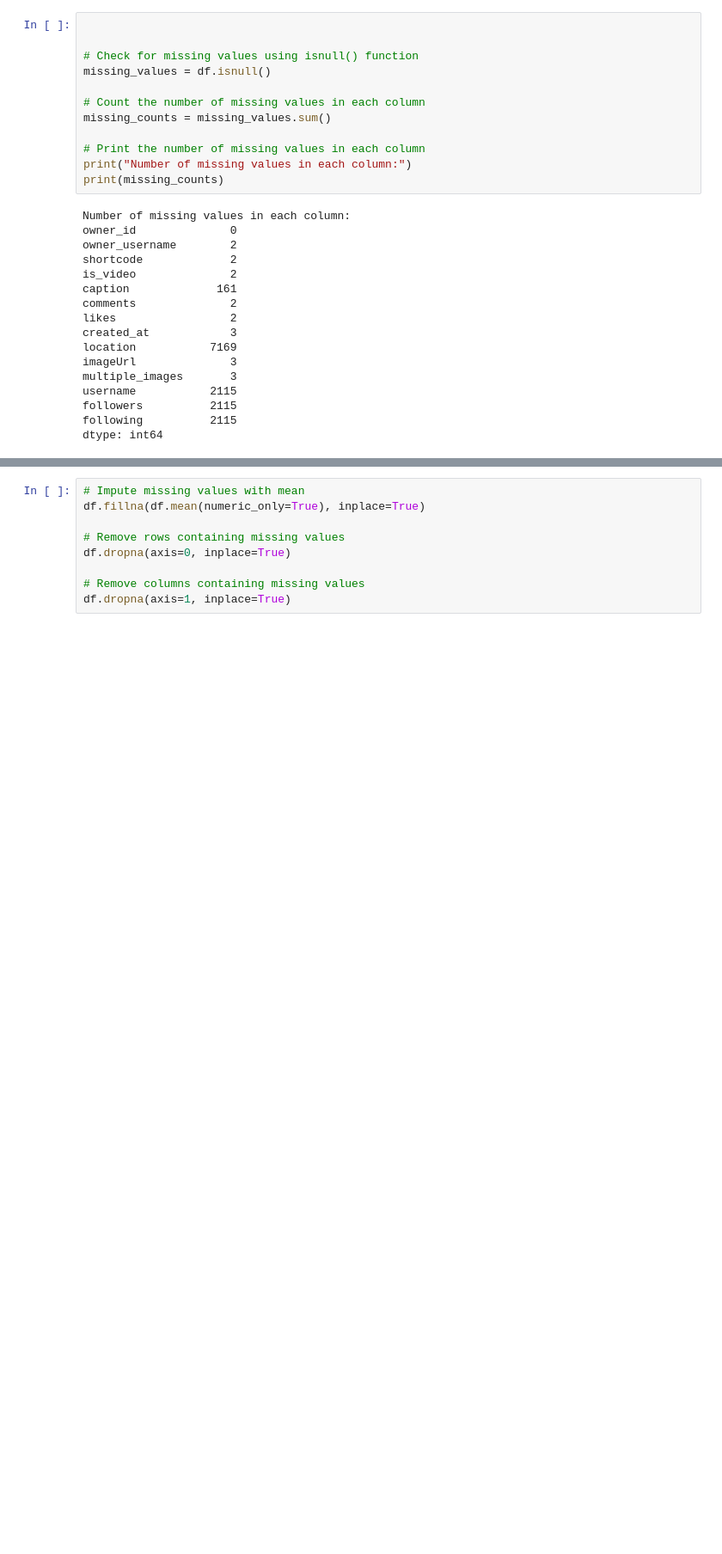
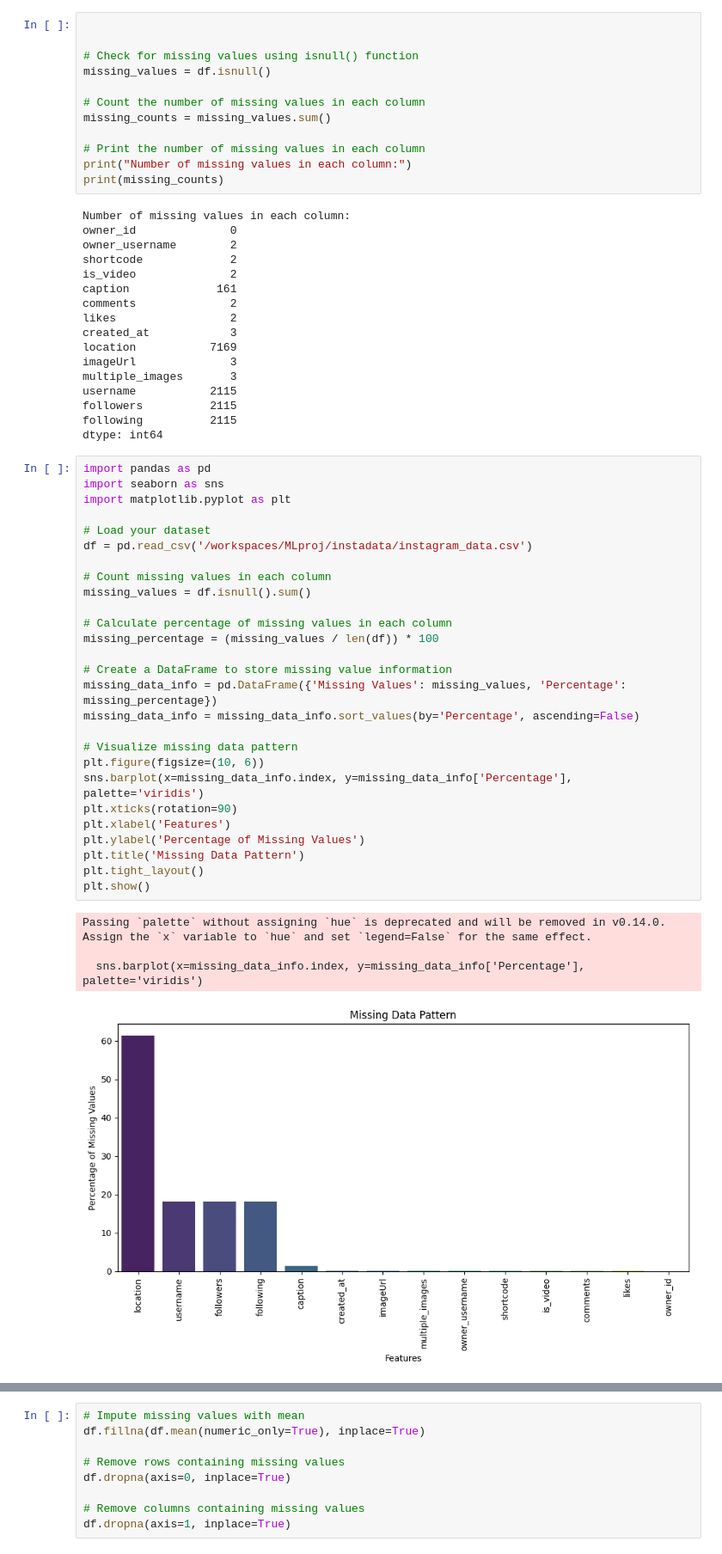
Before and after one commit to Surazz2022/MLproj, a Jupyter notebook: InstaProj.ipynb, the cells around one changed output, grey strips where cells are left out. Shown at 86% size. Cells and saved outputs as stored; diff of their text form; blank space fills up the shorter version.

```diff
--- a/InstaProj.ipynb
+++ b/InstaProj.ipynb
@@ -115,3 +177,35 @@ username           2115
 followers          2115
 following          2115
 dtype: int64
+# %%
+import pandas as pd
+import seaborn as sns
+import matplotlib.pyplot as plt
+
+# Load your dataset
+df = pd.read_csv('/workspaces/MLproj/instadata/instagram_data.csv')
+
+# Count missing values in each column
+missing_values = df.isnull().sum()
+
+# Calculate percentage of missing values in each column
+missing_percentage = (missing_values / len(df)) * 100
+
+# Create a DataFrame to store missing value information
+missing_data_info = pd.DataFrame({'Missing Values': missing_values, 'Percentage': missing_percentage})
+missing_data_info = missing_data_info.sort_values(by='Percentage', ascending=False)
+
+# Visualize missing data pattern
+plt.figure(figsize=(10, 6))
+sns.barplot(x=missing_data_info.index, y=missing_data_info['Percentage'], palette='viridis')
+plt.xticks(rotation=90)
+plt.xlabel('Features')
+plt.ylabel('Percentage of Missing Values')
+plt.title('Missing Data Pattern')
+plt.tight_layout()
+plt.show()
+# %% [output]
+Passing `palette` without assigning `hue` is deprecated and will be removed in v0.14.0. Assign the `x` variable to `hue` and set `legend=False` for the same effect.
+
+  sns.barplot(x=missing_data_info.index, y=missing_data_info['Percentage'], palette='viridis')
+[figure, added]
```
Also changed, not shown: parts of 29 cells of this notebook, 2 other files.
